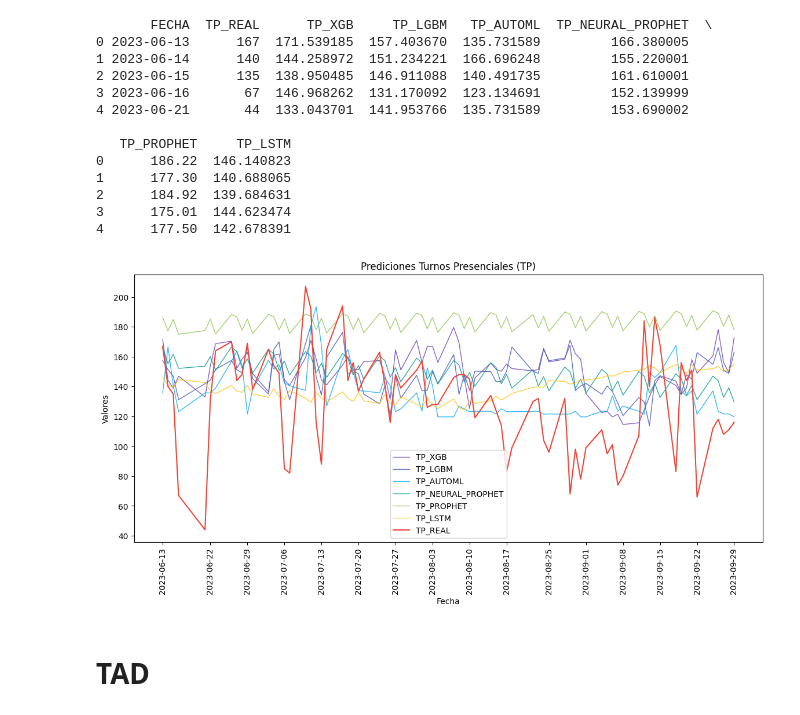
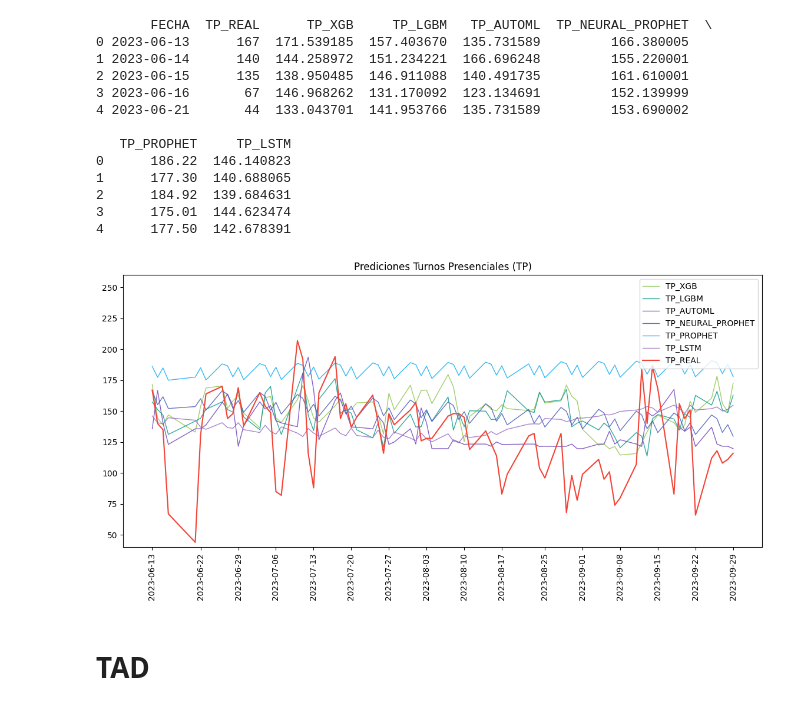
Before and after one commit to ferdcoz/mcd-ast, a Jupyter notebook: TP2/Codigo/Predicciones/PREDICCIONES_TP2.ipynb, the cells around one changed output. Cells and saved outputs as stored; diff of their text form; code cells hidden in the pictures.

```diff
--- a/TP2/Codigo/Predicciones/PREDICCIONES_TP2.ipynb
+++ b/TP2/Codigo/Predicciones/PREDICCIONES_TP2.ipynb
@@ -93,29 +100,38 @@ tp_pred.set_index('FECHA', inplace=True)
 # %%
 
 # Graficar las series con colores diferentes
 plt.figure(figsize=(14, 6))  # Tamaño de la figura
 
+#xgboost 8bc34a
+#lightgbm 009688
+#automl 673ab7
+#neuralpro 3f51b5
+
+#prophet 03a9f4
+#lstm 9467bd
+
 # Graficar cada serie con un color distinto
-plt.plot(tp_pred['TP_XGB'], label='TP_XGB', color='#673ab7', linewidth=1, alpha=0.8) #925C91
-plt.plot(tp_pred['TP_LGBM'], label='TP_LGBM', color='#3f51b5', linewidth=1, alpha=0.8) #EFE978
-plt.plot(tp_pred['TP_AUTOML'], label='TP_AUTOML', color='#03a9f4', linewidth=1, alpha=0.8) #58508d
-plt.plot(tp_pred['TP_NEURAL_PROPHET'], label='TP_NEURAL_PROPHET', color='#009688', linewidth=1, alpha=0.8)
-plt.plot(tp_pred['TP_PROPHET'], label='TP_PROPHET', color='#8bc34a', linewidth=1, alpha=0.8)
-plt.plot(tp_pred['TP_LSTM'], label='TP_LSTM', color='#ffc107', linewidth=1, alpha=0.8)
+plt.plot(tp_pred['TP_XGB'], label='TP_XGB', color='#8bc34a', linewidth=1, alpha=0.8) #925C91
+plt.plot(tp_pred['TP_LGBM'], label='TP_LGBM', color='#009688', linewidth=1, alpha=0.8) #EFE978
+plt.plot(tp_pred['TP_AUTOML'], label='TP_AUTOML', color='#673ab7', linewidth=1, alpha=0.8) #58508d
+plt.plot(tp_pred['TP_NEURAL_PROPHET'], label='TP_NEURAL_PROPHET', color='#3f51b5', linewidth=1, alpha=0.8)
+plt.plot(tp_pred['TP_PROPHET'], label='TP_PROPHET', color='#03a9f4', linewidth=1, alpha=0.8)
+plt.plot(tp_pred['TP_LSTM'], label='TP_LSTM', color='#9467bd', linewidth=1, alpha=0.8)
 plt.plot(tp_pred['TP_REAL'], label='TP_REAL', color='#f44336', linewidth=1.5)
-ticks = wapp_pred.index[::5]
+#ticks = wapp_pred.index[::5]
 plt.xticks(ticks, rotation=90)
 
 # Agregar etiquetas y leyenda
-plt.xlabel('Fecha')
-plt.ylabel('Valores')
+#plt.xlabel('Fecha')
+#plt.ylabel('Valores')
+plt.ylim(40, 260)
 plt.title('Prediciones Turnos Presenciales (TP)')
-plt.legend()
+plt.legend(loc='upper right')
 
 # Mostrar el gráfico
 plt.show()
 # %% [output]
-[figure, old version]
+[figure, new version]
 # %% [markdown]
 # **TAD**
 # %%
```
Also changed, not shown: parts of 5 cells of this notebook, 3 other files.
